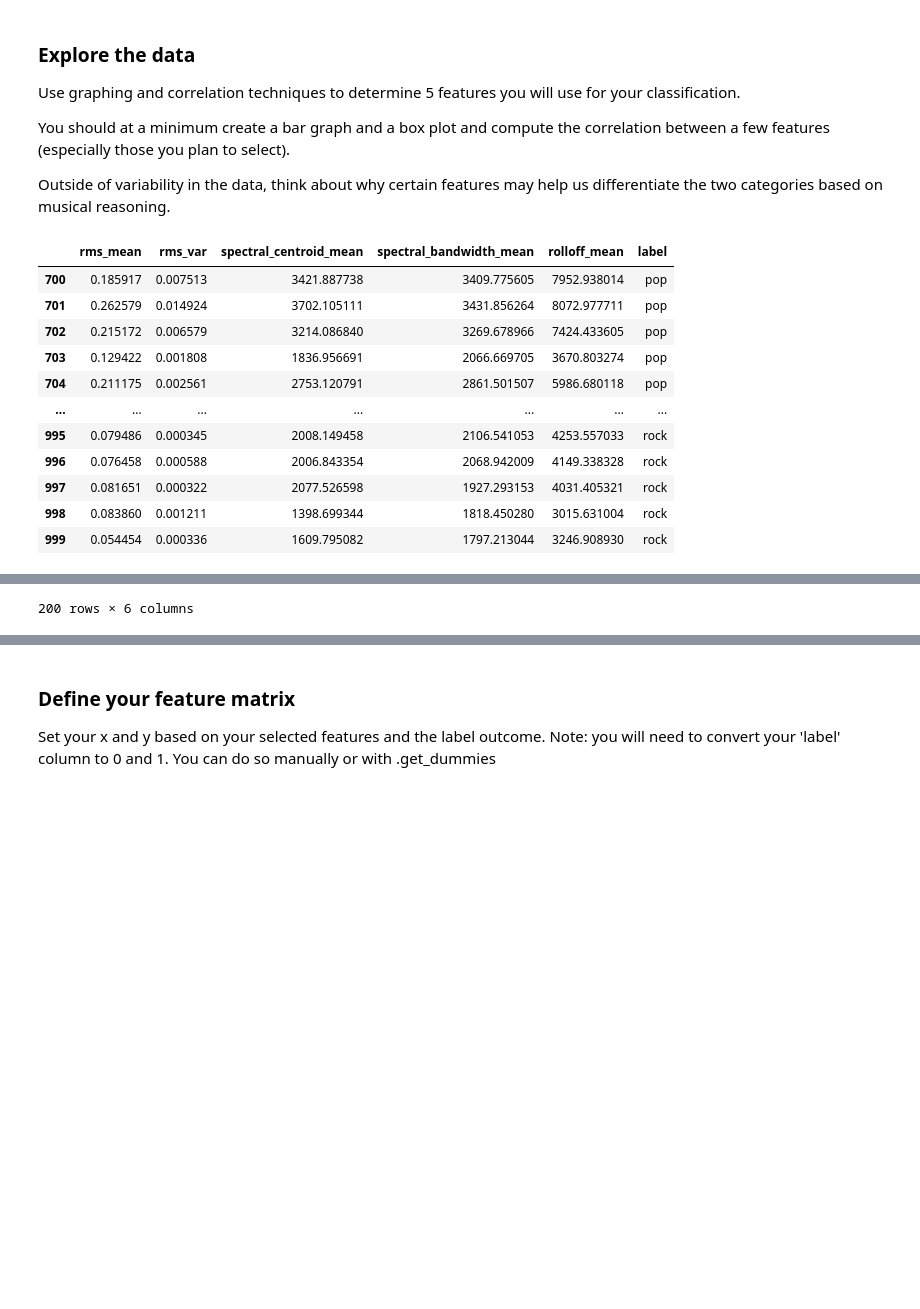
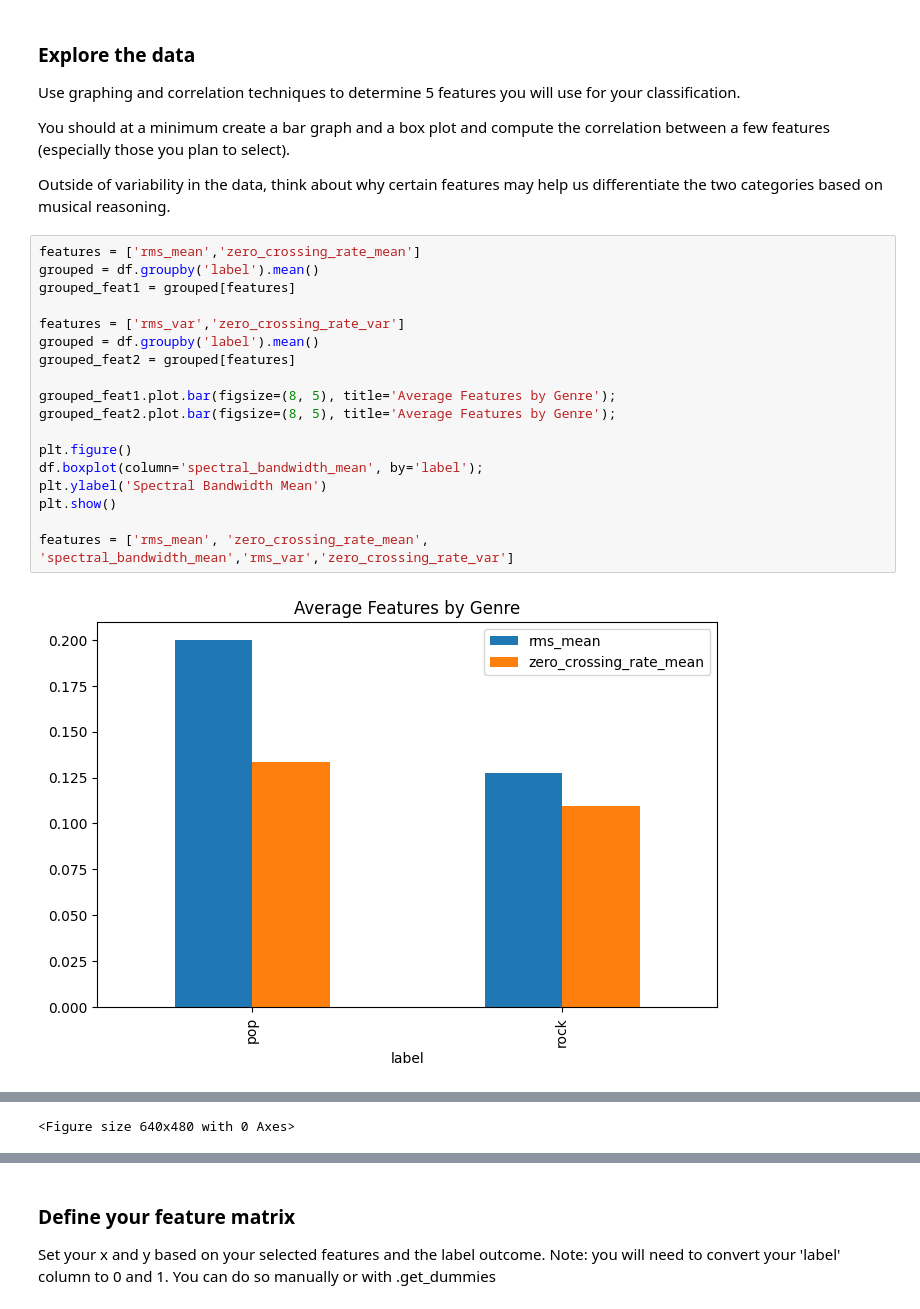
Before and after one commit to adityarpawar1902/AudioTechII, a Jupyter notebook: Activities/Activity7_PandasRegression.ipynb, the cells around one changed output, grey strips where cells are left out. Cells and saved outputs as stored; diff of their text form; blank space fills up the shorter version.

```diff
--- a/Activities/Activity7_PandasRegression.ipynb
+++ b/Activities/Activity7_PandasRegression.ipynb
@@ -28,16 +43,22 @@ You should at a minimum create a bar graph and a box plot and compute the correl
 
 Outside of variability in the data, think about why certain features may help us differentiate the two categories based on musical reasoning.
 # %%
+features = ['rms_mean','zero_crossing_rate_mean']
+grouped = df.groupby('label').mean()
+grouped_feat1 = grouped[features]
+
+features = ['rms_var','zero_crossing_rate_var']
+grouped = df.groupby('label').mean()
+grouped_feat2 = grouped[features]
+
+grouped_feat1.plot.bar(figsize=(8, 5), title='Average Features by Genre');
+grouped_feat2.plot.bar(figsize=(8, 5), title='Average Features by Genre');
+
+plt.figure()
+df.boxplot(column='spectral_bandwidth_mean', by='label');
+plt.ylabel('Spectral Bandwidth Mean')
+plt.show()
+
+features = ['rms_mean', 'zero_crossing_rate_mean', 'spectral_bandwidth_mean','rms_var','zero_crossing_rate_var']
 # %% [output]
-|  | rms_mean | rms_var | spectral_centroid_mean | spectral_bandwidth_mean | rolloff_mean | label |
-| 700 | 0.185917 | 0.007513 | 3421.887738 | 3409.775605 | 7952.938014 | pop |
-| 701 | 0.262579 | 0.014924 | 3702.105111 | 3431.856264 | 8072.977711 | pop |
-| 702 | 0.215172 | 0.006579 | 3214.086840 | 3269.678966 | 7424.433605 | pop |
-| 703 | 0.129422 | 0.001808 | 1836.956691 | 2066.669705 | 3670.803274 | pop |
-| 704 | 0.211175 | 0.002561 | 2753.120791 | 2861.501507 | 5986.680118 | pop |
-| ... | ... | ... | ... | ... | ... | ... |
-| 995 | 0.079486 | 0.000345 | 2008.149458 | 2106.541053 | 4253.557033 | rock |
-| 996 | 0.076458 | 0.000588 | 2006.843354 | 2068.942009 | 4149.338328 | rock |
-| 997 | 0.081651 | 0.000322 | 2077.526598 | 1927.293153 | 4031.405321 | rock |
-| 998 | 0.083860 | 0.001211 | 1398.699344 | 1818.450280 | 3015.631004 | rock |
-| 999 | 0.054454 | 0.000336 | 1609.795082 | 1797.213044 | 3246.908930 | rock |
+[figure, added]
@@ -44 +66 @@ Outside of variability in the data, think about why certain features may help us
-200 rows × 6 columns
+<Figure size 640x480 with 0 Axes>
```
Also changed, not shown: parts of 4 cells of this notebook.
